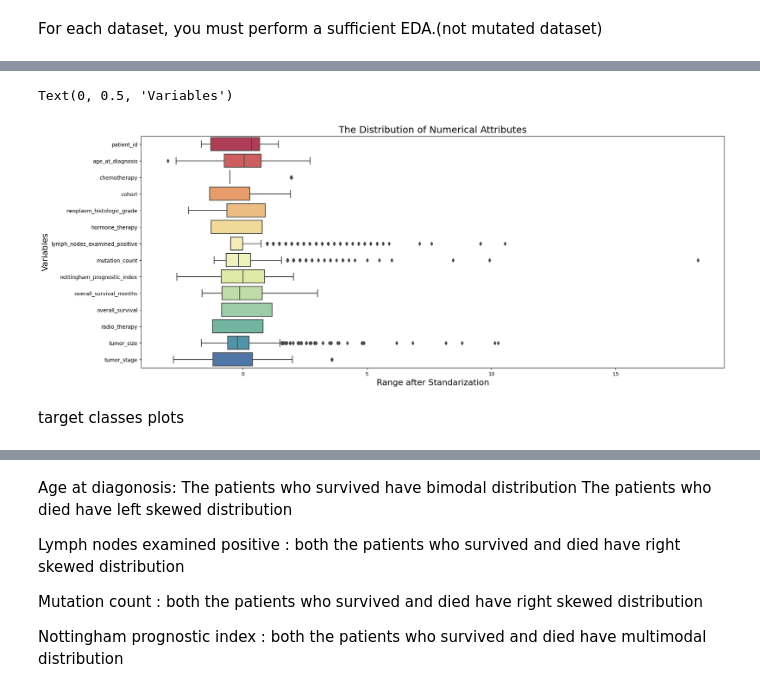
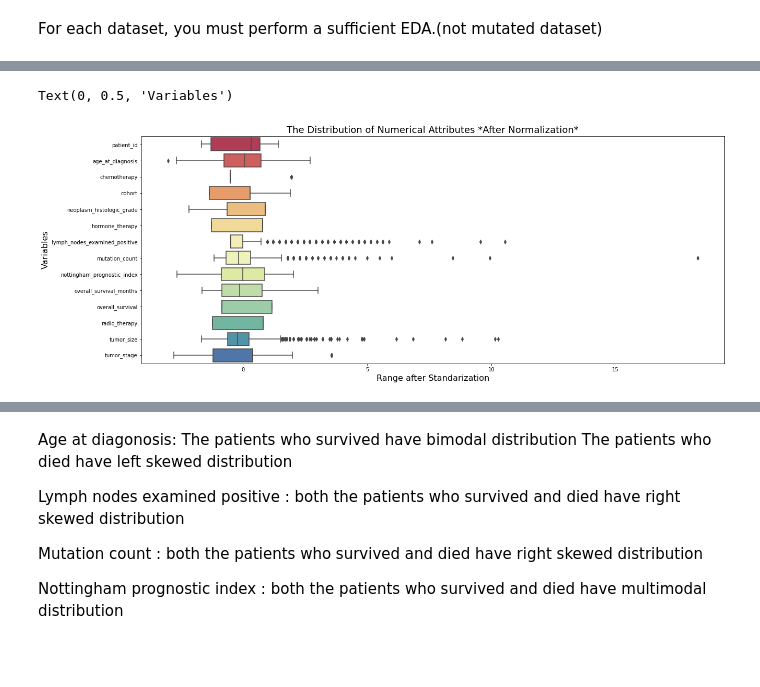
Before and after one commit to mohammadtaghi005/Breast-Cancer-Prediction, a Jupyter notebook: ML_Project.ipynb, the cells around one changed output, grey strips where cells are left out. Cells and saved outputs as stored; diff of their text form; code cells hidden in the pictures; blank space fills up the shorter version.

```diff
--- a/ML_Project.ipynb
+++ b/ML_Project.ipynb
@@ -90,0 +95,14 @@ df.head()
+# %%
+#import from google drive
+
+from google.colab import drive
+drive.mount('/content/drive')
+df = pd.read_csv('/content/drive/My Drive/proj_ml/METABRIC_RNA_Mutation.csv', dtype={
+                  'siah1_mut': 'str', 'smarcb1_mut': 'str', 'hras_mut': 'str', 'rasgef1b_mut': 'str'})
+
+#import from current folder
+# df = pd.read_csv('METABRIC_RNA_Mutation.csv', dtype={
+#                   'siah1_mut': 'str', 'smarcb1_mut': 'str', 'hras_mut': 'str', 'rasgef1b_mut': 'str'})
+
+
+df.head()
@@ -153,5 +234,5 @@ Box plot of numerical data
 # %%
-# return numerical dataframe
+# Return a numerical dataframe for use in the next one function
 def numerical_df(df):
     # drop non numerical columns
     num_df = df[df.select_dtypes(include=np.number).columns.tolist()]
@@ -159,11 +240,7 @@ def numerical_df(df):
     return num_df
 
 # function that takes a dataframe and transforms it into a standard form after dropping non numirical columns
-
-
-def numerical_standardizer(df):
-    # drop non numerical columns
-    num_df = numerical_df(df)
+def numerical_standardizer(num_df):
     # making standard scalar:removing mean and scale to variance 1
     standard_scalar = StandardScaler()
     # apply
@@ -172,8 +249,9 @@ def numerical_standardizer(df):
     standard_df = pd.DataFrame(std, index=num_df.index, columns=num_df.columns)
     return standard_df
 
-
-std_clinical_data = numerical_standardizer(clinical_data)
+# drop non numerical columns
+numerical_clinical_data = numerical_df(clinical_data)
+std_clinical_data = numerical_standardizer(numerical_clinical_data)
 std_clinical_data.head()
 # %% [output]
 |  | patient_id | age_at_diagnosis | chemotherapy | cohort | neoplasm_histologic_grade | hormone_therapy | ... |
@@ -185,14 +275,12 @@ std_clinical_data.head()
 # %%
 # Plot the boxplots of numerical variables
 ax, fig = plt.subplots(1, 1, figsize=(20, 8))
-plt.title('The Distribution of Numerical Attributes', fontsize=18)
+plt.title('The Distribution of Numerical Attributes *After Normalization*', fontsize=18)
 
 sns.boxplot(y="variable", x="value", data=pd.melt(
-    numerical_standardizer(clinical_data)), palette='Spectral')
+    std_clinical_data), palette='Spectral')
 plt.xlabel('Range after Standarization', size=16)
 plt.ylabel('Variables', size=16)
 # %% [output]
 Text(0, 0.5, 'Variables')
-[figure, old version]
+[figure, new version]
-# %% [markdown]
-target classes plots
```
Also changed, not shown: parts of 107 cells of this notebook.
